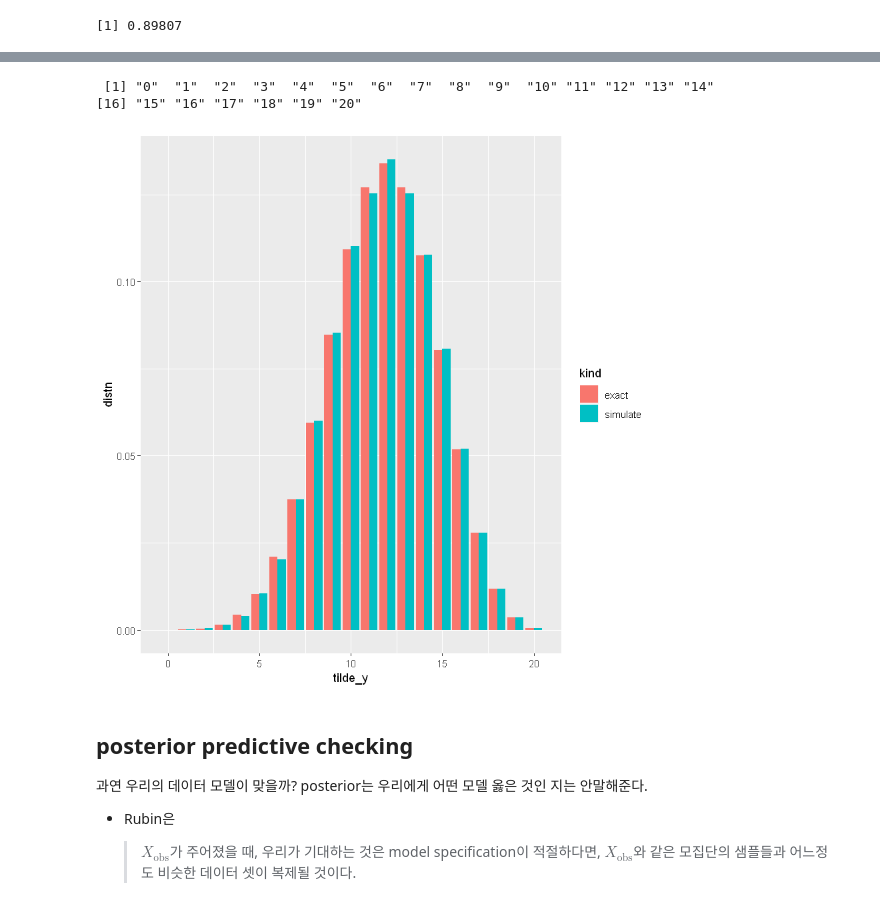
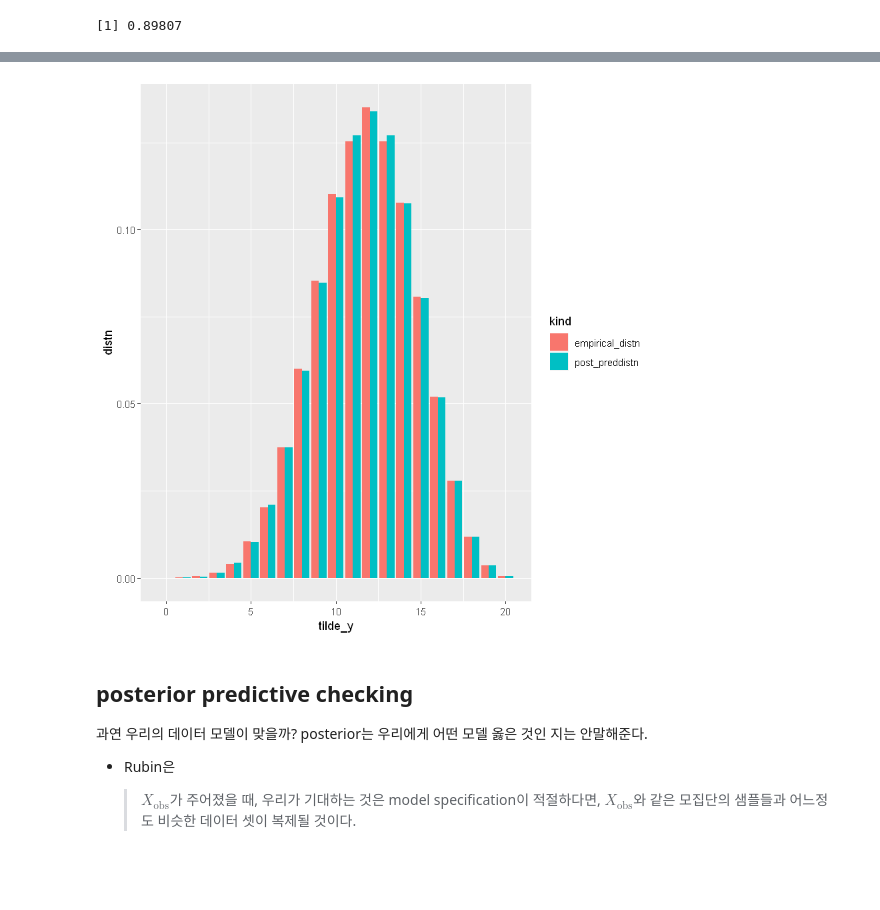
Before and after one commit to leequant761/ESC-19FALL, a Jupyter notebook: 0924.ipynb, the cells around one changed output, grey strips where cells are left out. Cells and saved outputs as stored; diff of their text form; code cells hidden in the pictures; blank space fills up the shorter version.

```diff
--- a/0924.ipynb
+++ b/0924.ipynb
@@ -269,3 +231,6 @@ df_pbt2
 # %%
-data.frame(tilde_y = df_pbt2$tilde_y, distn = dbbinom(0:20, m, a + y, b + n - y), kind = rep('true', 21))
+df_pbt <- data.frame(tilde_y = pred_y_sim) %>% group_by(tilde_y) %>% summarise(empirical_distn = n() / S)
+df_pbt['post_preddistn'] <- dbbinom(0:20, m, a + y, b + n - y)
+df_pbt <- df_pbt %>% gather(kind, distn, ends_with('distn'))
+df_pbt
 # %% [output]
@@ -310,5 +253,0 @@ true_pbt
-# %%
-levels(df_pbt3$tilde_y) =
-# %% [output]
- [1] "0"  "1"  "2"  "3"  "4"  "5"  "6"  "7"  "8"  "9"  "10" "11" "12" "13" "14"
-[16] "15" "16" "17" "18" "19" "20"
@@ -317,8 +254,7 @@ df_pbt3 <- rbind(df_pbt2, true_pbt)
 # %%
-library(ggplot2)
-ggplot(df_pbt3, aes(x = tilde_y, y = distn, fill = kind)) + geom_bar(stat = 'identity', position = 'dodge')
+ggplot(df_pbt, aes(x = tilde_y, y = distn, fill = kind)) + geom_bar(stat = 'identity', position = 'dodge')
 # %% [output]
-[figure, old version]
+[figure, new version]
 # %% [markdown]
 ## posterior predictive checking
 
```
Also changed, not shown: parts of 25 cells of this notebook, 1 other file.
